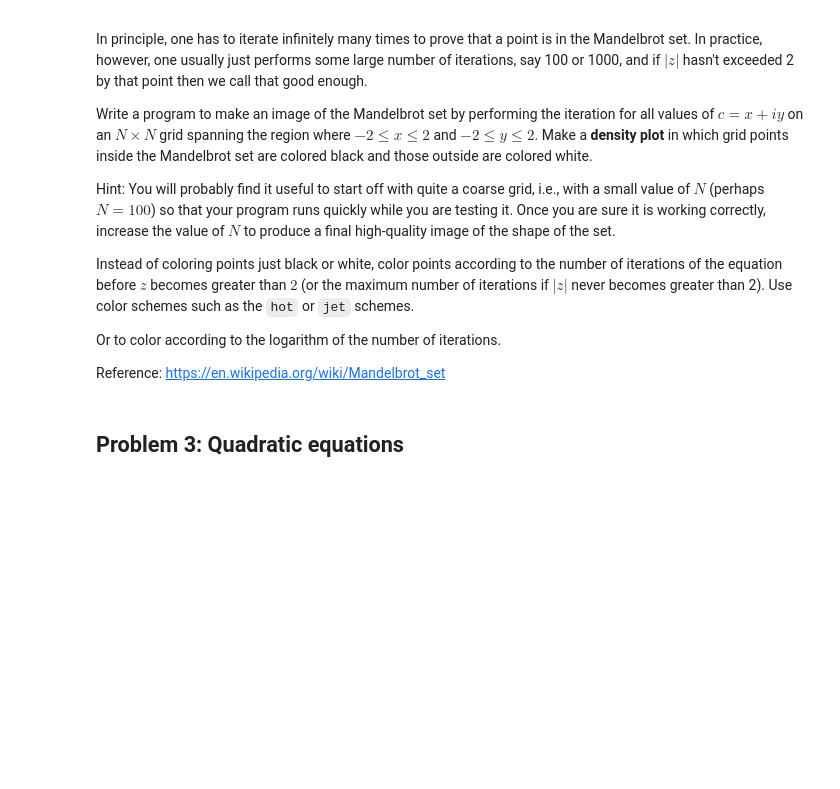
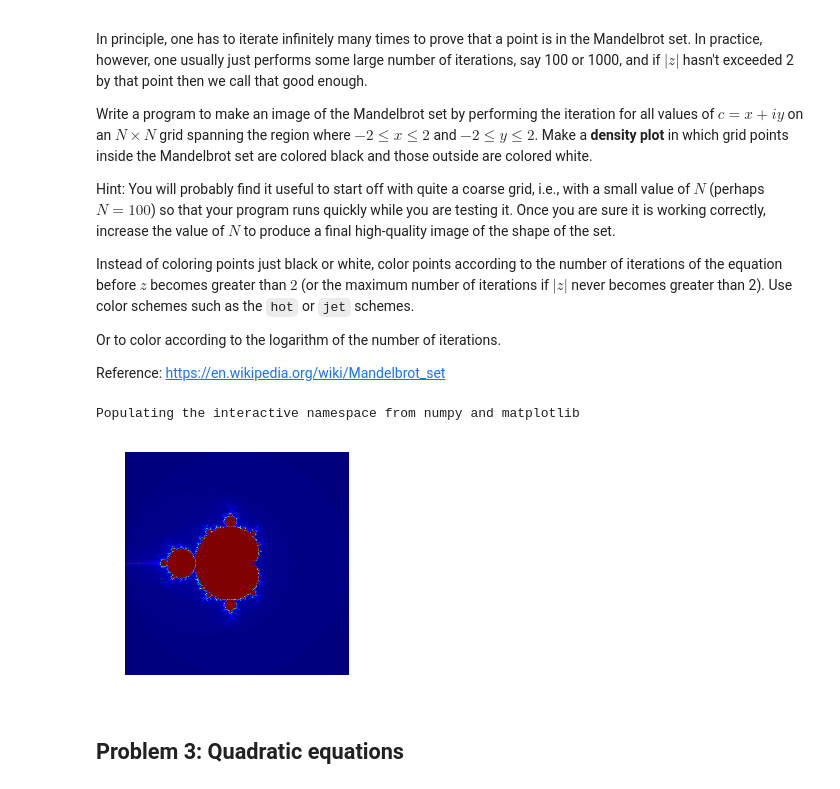
Before and after one commit to pcchen/NTHU10320PHYS290000, a Jupyter notebook: student/102022110/Homework3.ipynb, the cells around one changed output. Cells and saved outputs as stored; diff of their text form; code cells hidden in the pictures; blank space fills up the shorter version.

```diff
--- a/student/102022110/Homework3.ipynb
+++ b/student/102022110/Homework3.ipynb
@@ -110,3 +72,43 @@ root.mainloop()
+# %%
+# Problem 2
+%pylab inline
+?figure
+
+def mandel(x, y, iters):
+    c = x+1j*y
+    z = 0.0j
+    for i in range(iters):
+        z = z*z + c
+        if abs(z) >= 2:
+            return i
+    return iters
+
+module = np.zeros((400, 400))
+
+
+def plot( mx, my, module, iters):
+    height = 400
+    width = 400
+
+    size_x = 2*mx / width
+    size_y = 2*my / height
+
+    for x in range(width):
+        real = -mx + x * size_x
+        for y in range(height):
+            imag = -my + y * size_y
+            color = mandel(real, imag, iters)
+            module[y, x] = color
+
+
+plot( 2.0, 2.0, module, 200)
+
+axis('off')
+imshow(module)
+show()
+# %% [output]
+Populating the interactive namespace from numpy and matplotlib
+[figure, added]
 # %% [markdown]
 ## Problem 3: Quadratic equations
 # %% [markdown]
```
Also changed, not shown: parts of 2 cells of this notebook.
